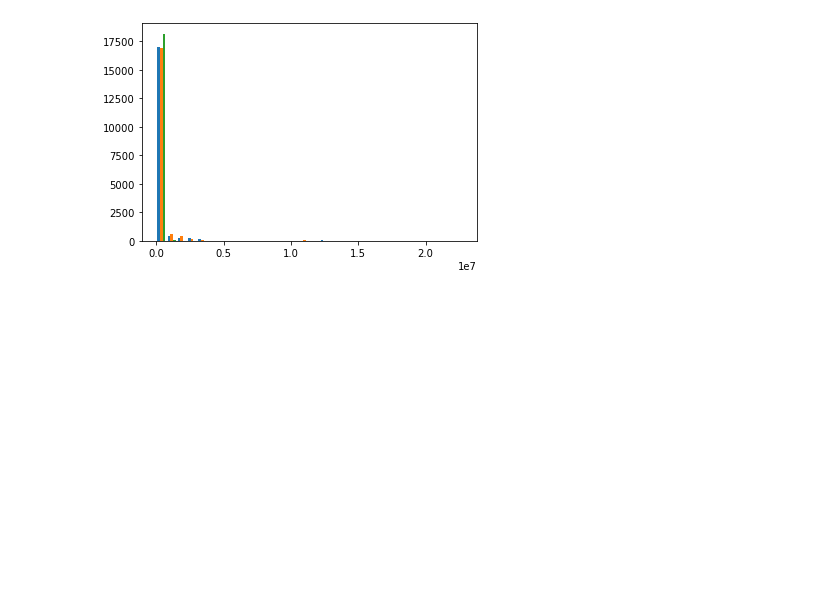
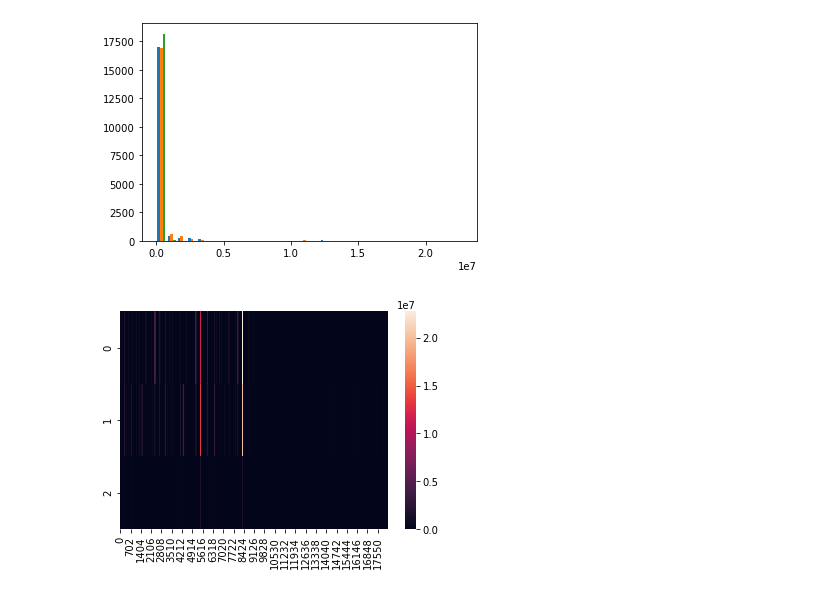
Before and after one commit to Marianacap07/arteanalitica, a Jupyter notebook: ElArteDeLaAnalitica.ipynb, the cells around one changed output. Cells and saved outputs as stored; diff of their text form; code cells hidden in the pictures; blank space fills up the shorter version.

```diff
--- a/ElArteDeLaAnalitica.ipynb
+++ b/ElArteDeLaAnalitica.ipynb
@@ -181,3 +189,7 @@ ax.hist(mydata, 30)
         21227375.092, 21985495.631, 22743616.17 ]),
  <a list of 3 BarContainer objects>)
 [figure]
+# %%
+ax = sns.heatmap(mydata)
+# %% [output]
+[figure, added]
```
Also changed, not shown: parts of 2 cells of this notebook, 3 other files.
